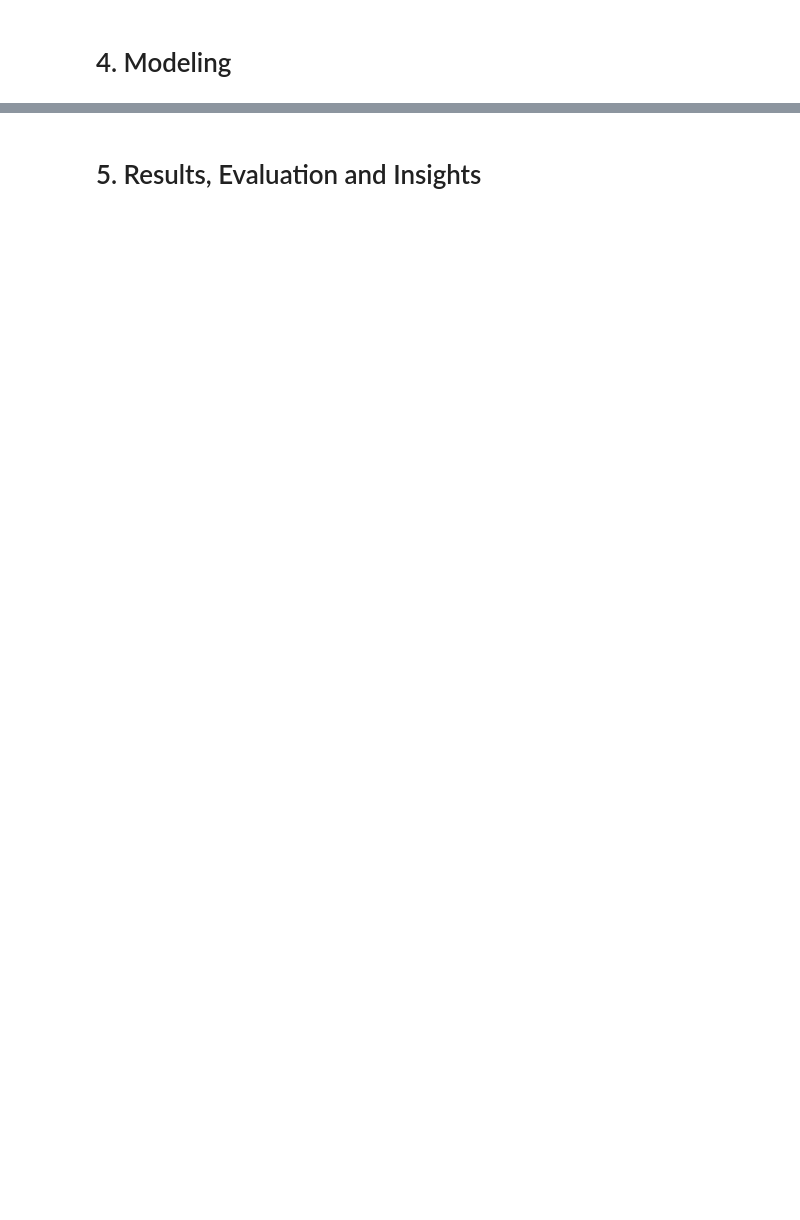
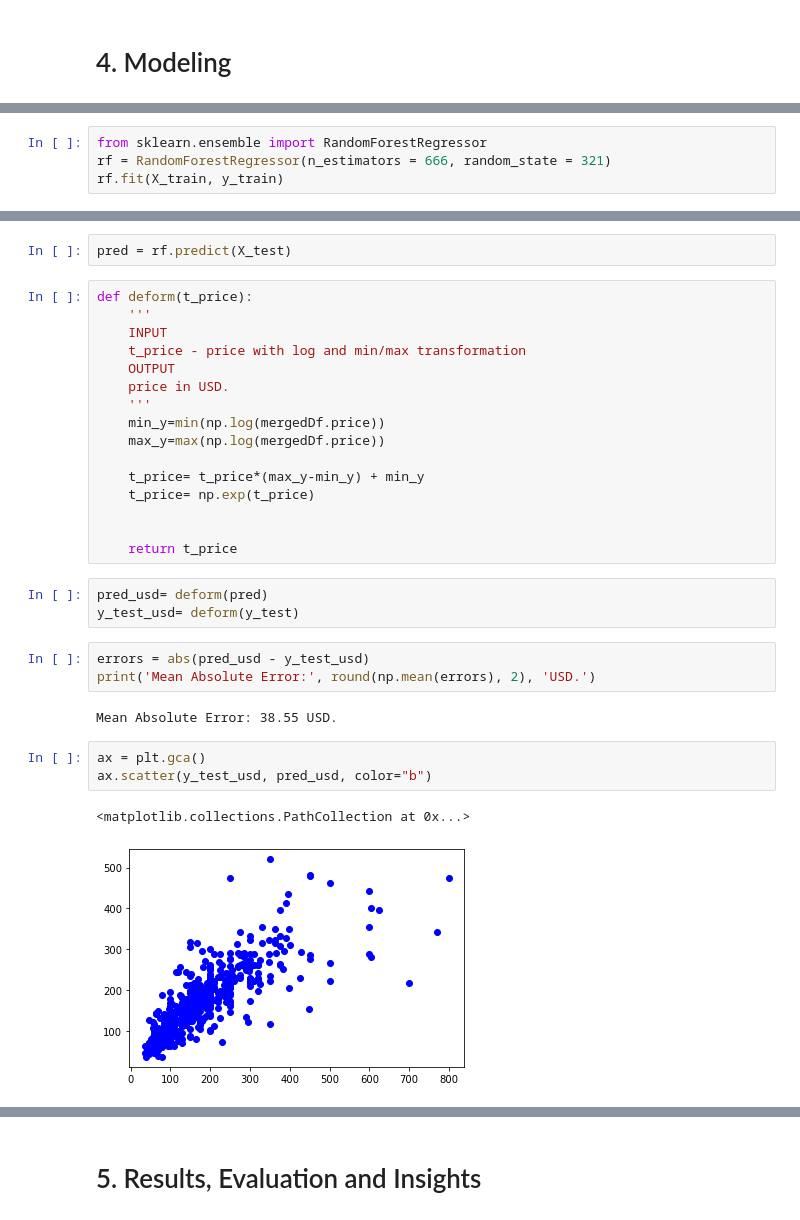
Before and after one commit to mpradam/udacity_p1, a Jupyter notebook: BostonAirBNB.ipynb, the cells around one changed output, grey strips where cells are left out. Drawn from its saved outputs; the diff is of its cells as text; blank space fills up the shorter version.

```diff
--- a/BostonAirBNB.ipynb
+++ b/BostonAirBNB.ipynb
@@ -229,0 +361,4 @@ The following list shows the transformation to be made in each of the columns in
+# %%
+from sklearn.ensemble import RandomForestRegressor
+rf = RandomForestRegressor(n_estimators = 666, random_state = 321)
+rf.fit(X_train, y_train)
@@ -229,0 +371,32 @@ The following list shows the transformation to be made in each of the columns in
+# %%
+pred = rf.predict(X_test)
+# %%
+def deform(t_price):
+    '''
+    INPUT
+    t_price - price with log and min/max transformation
+    OUTPUT
+    price in USD.
+    '''
+    min_y=min(np.log(mergedDf.price))
+    max_y=max(np.log(mergedDf.price))
+
+    t_price= t_price*(max_y-min_y) + min_y
+    t_price= np.exp(t_price)
+
+
+    return t_price
+# %%
+pred_usd= deform(pred)
+y_test_usd= deform(y_test)
+# %%
+errors = abs(pred_usd - y_test_usd)
+print('Mean Absolute Error:', round(np.mean(errors), 2), 'USD.')
+# %% [output]
+Mean Absolute Error: 38.55 USD.
+# %%
+ax = plt.gca()
+ax.scatter(y_test_usd, pred_usd, color="b")
+# %% [output]
+<matplotlib.collections.PathCollection at 0x...>
+[figure, added]
```
Also changed, not shown: parts of 32 cells of this notebook, 2 other files.
